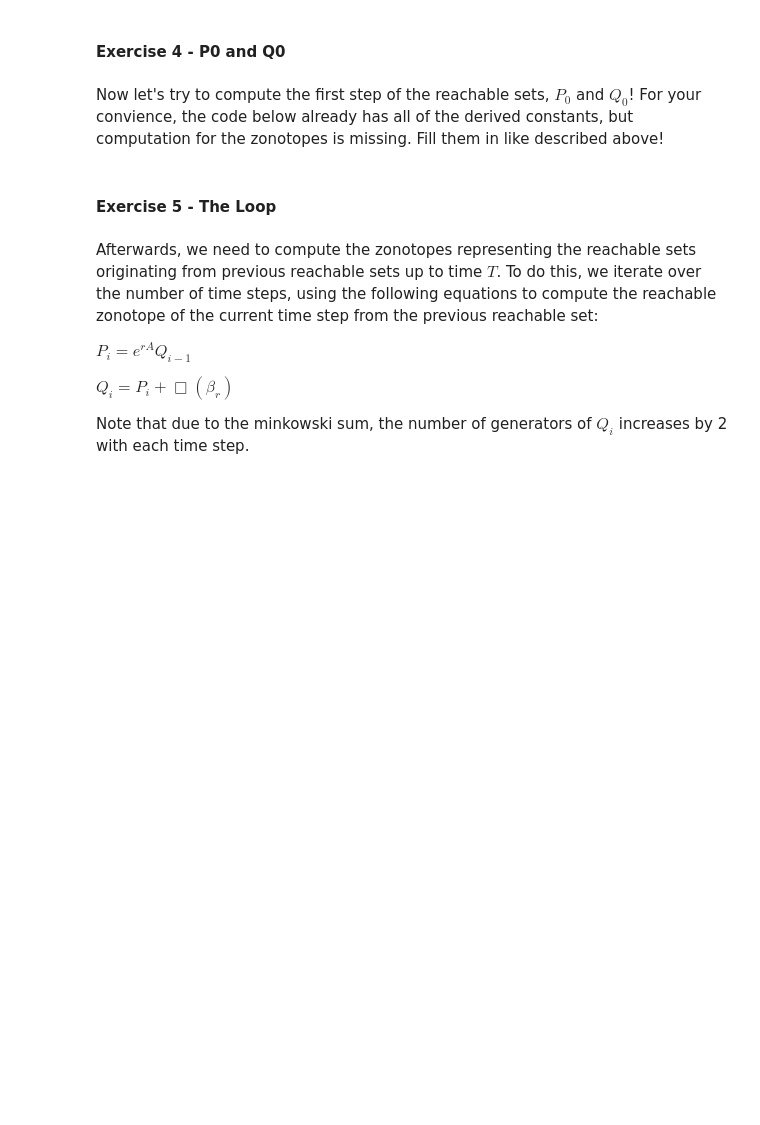
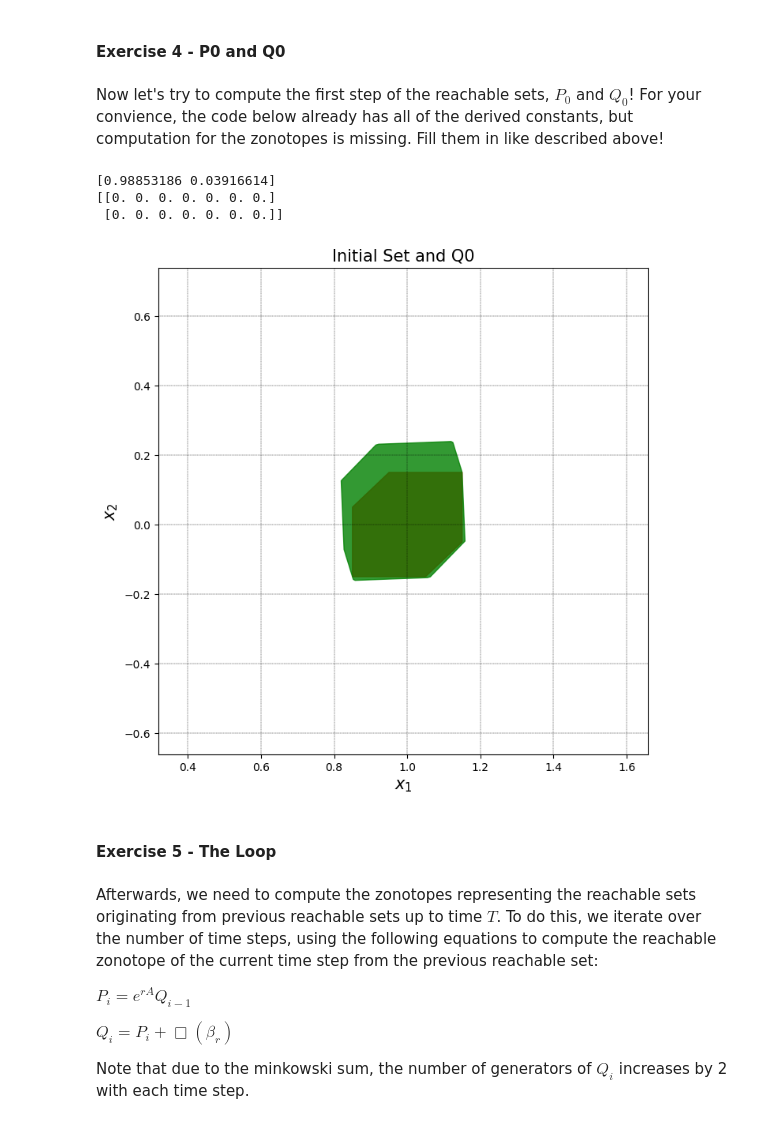
Before and after one commit to CarlosBrotonsMontoro/Robotics, a Jupyter notebook: tut1_reachability_Elevel.ipynb, the cells around one changed output. Saved outputs shown, nothing was run; the diff lists cells and outputs as text; code cells hidden in the pictures; blank space fills up the shorter version.

```diff
--- a/tut1_reachability_Elevel.ipynb
+++ b/tut1_reachability_Elevel.ipynb
@@ -260,36 +283,46 @@ Now let's try to compute the first step of the reachable sets, $P_0$ and $Q_0$!
 # %%
 # derived constants from pseudo code
 A_norm = np.linalg.norm(A, np.inf)
 e_ra = np.array(expm(r*A))
 
 sup_ig = max(np.linalg.norm(g, np.inf) for g in init_g.T)      # iterate over columns, which are the generators of  the initial zonotope
 alpha = (np.exp(r*A_norm) - 1 - r*A_norm) * sup_ig
 beta = ((np.exp(r*A_norm) - 1) / A_norm) * mu
 
 beta_box_g = np.array([[beta, 0], [0, beta]]).reshape(2, 2)
 alpha_beta_box_g = np.array([[alpha+beta, 0], [0, alpha+beta]]).reshape(2, 2)
 
 # PUT YOUR CODE HERE
 # p0 computations - center vector
-#p0_c = ...
-
+p0_c = (init_c + e_ra @ init_c) / 2
+print(p0_c)
 # p0 computations - generators
-#p0_g = np.zeros((2, 2 * i_g.shape[1] + 1))
-
+p0_g = np.zeros((2, 2 * init_g.shape[1] + 1))
+print(p0_g)
 #TODO: fill the values of p0_g
 
-#q0_c = ...
-#q0_g = ...
+p0_g_plus = (init_g + e_ra @ init_g) / 2
+p0_g_minus = (init_g - e_ra @ init_g) / 2
+p0_g_center = (init_c - e_ra @ init_c) / 2
+
+q0_c = p0_c
+q0_g = np.hstack([p0_g_plus, p0_g_center.reshape(-1, 1), p0_g_minus])
+
 
 
 # lists to store the q generators and centers
 q_g = []
 q_c = []
 # q0 computations
 q_c.append(q0_c)
 q_g.append(q0_g)
 
 pp.visualize([init, pp.zonotope(x=q_c[0], G= q_g[0]) ], title=r'Initial Set and Q0')
+# %% [output]
+[0.98853186 0.03916614]
+[[0. 0. 0. 0. 0. 0. 0.]
+ [0. 0. 0. 0. 0. 0. 0.]]
+[figure, added]
 # %% [markdown]
 #### Exercise 5 - The Loop
 # %% [markdown]
```
Also changed, not shown: parts of 9 cells of this notebook.
